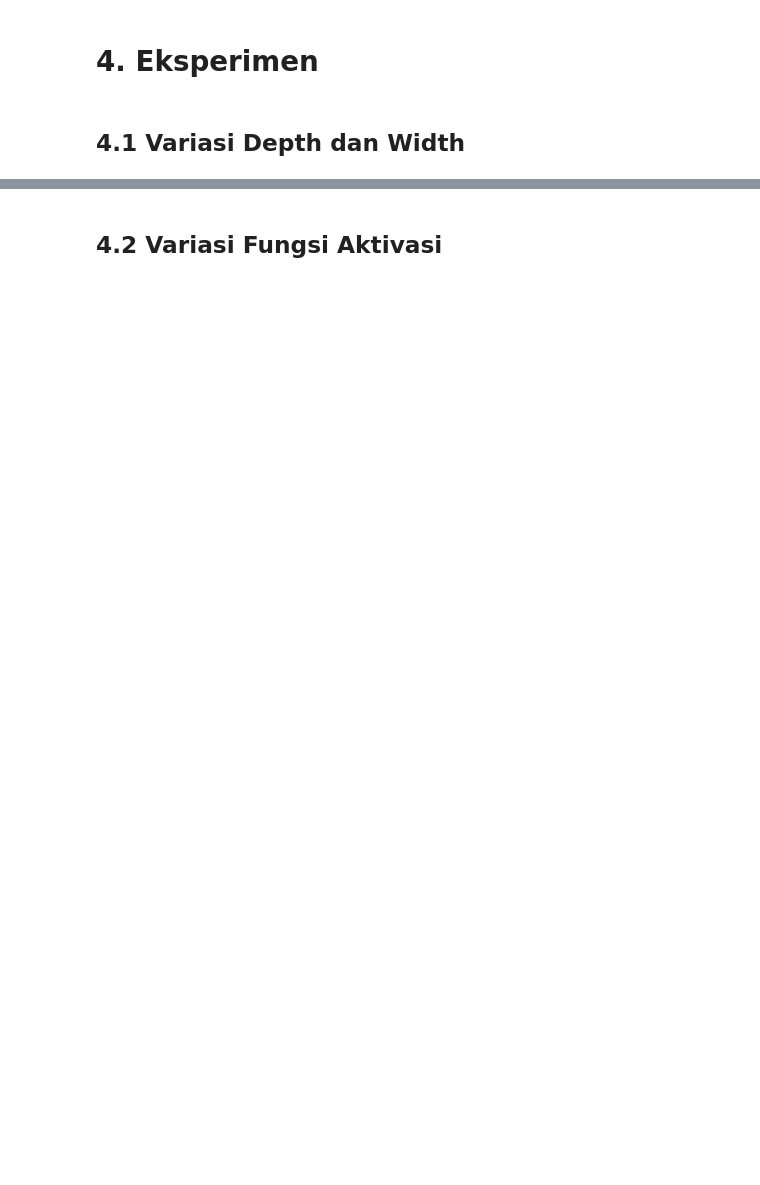
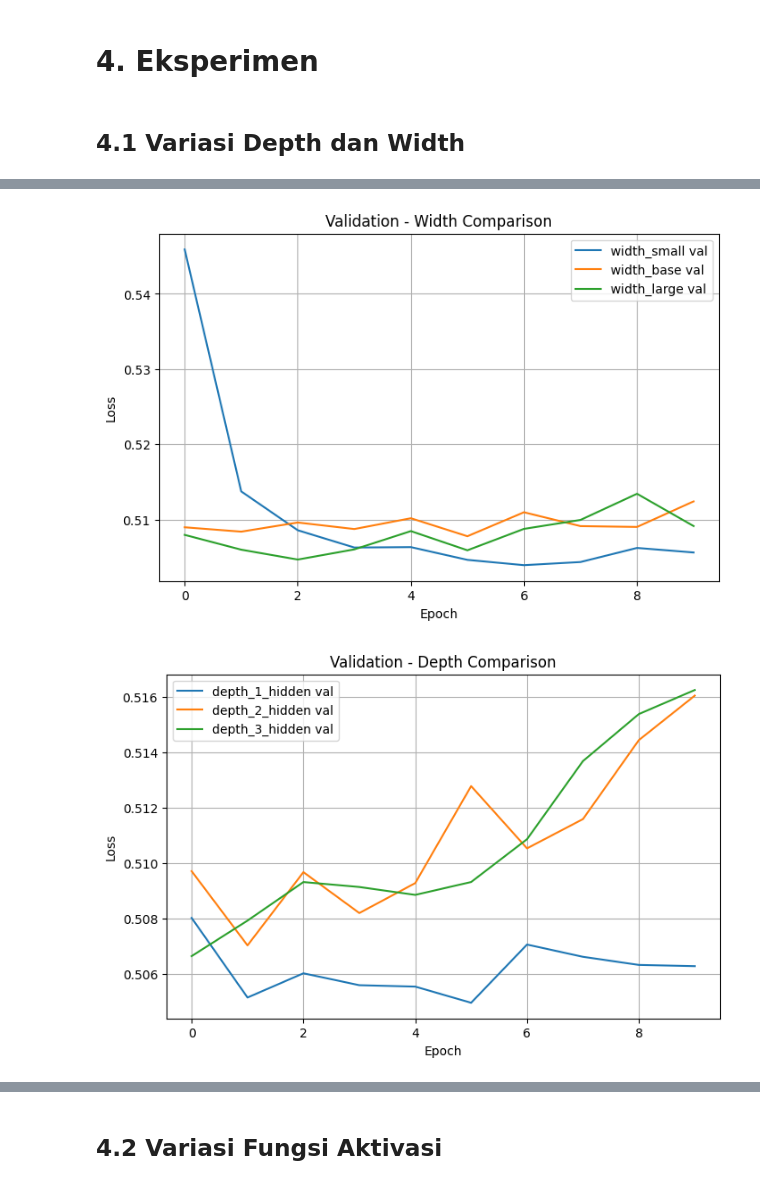
Before and after one commit to reletz/ML-FFNN, a Jupyter notebook: src/notebook/experiments.ipynb, the cells around one changed output, grey strips where cells are left out. Saved outputs shown, nothing was run; the diff lists cells and outputs as text; code cells hidden in the pictures; blank space fills up the shorter version.

```diff
--- a/src/notebook/experiments.ipynb
+++ b/src/notebook/experiments.ipynb
@@ -469,0 +778,6 @@ results = {}
+# %%
+plot_val_loss_comparison(width_results, "Validation - Width Comparison")
+plot_val_loss_comparison(depth_results, "Validation - Depth Comparison")
+# %% [output]
+[figure, added]
+[figure, added]
```
Also changed, not shown: parts of 46 cells of this notebook.
